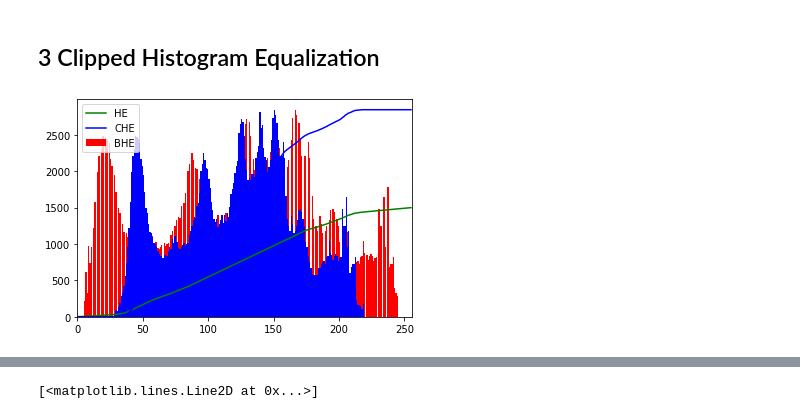
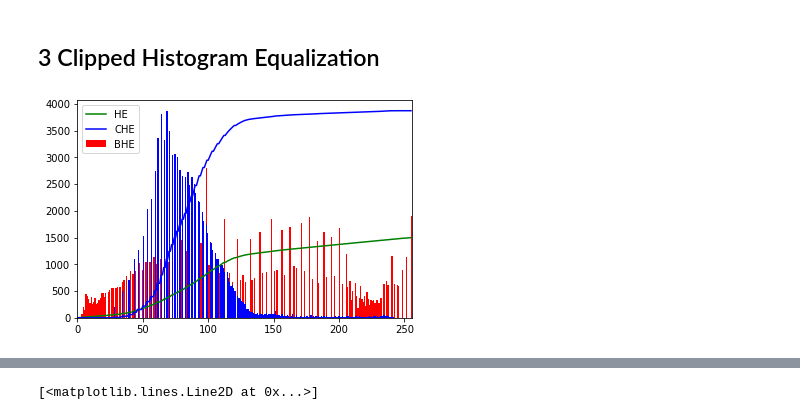
Before and after one commit to JialinKang/endoscope_PyQt5, a Jupyter notebook: tutorial/Histogram Equalization Techniques in Image Enhancement.ipynb, the cells around one changed output, grey strips where cells are left out. Saved outputs shown, nothing was run; the diff lists cells and outputs as text; code cells hidden in the pictures.

```diff
--- a/tutorial/Histogram Equalization Techniques in Image Enhancement.ipynb
+++ b/tutorial/Histogram Equalization Techniques in Image Enhancement.ipynb
@@ -231,24 +231,24 @@ def clip_histogram(hist, clip_limit):
 
     return hist
 # %%
-img = cv2.imread('./images/lenna.bmp', 0) # Using 0 to read image in grayscale mode
+img = cv2.imread('./images/endo.png', 0) # Using 0 to read image in grayscale mode
 hist, bins = np.histogram(img.flatten(), 256, [0, 256])
 
 cdf = hist.cumsum()
 cdf_normalized = cdf * hist.max() / cdf.max()
 
 hists = clip_histogram(hist, 1500)
 hists_CHE = np.array(hists)
 
 cdf_CHE = hists_CHE.cumsum()
 cdf_normalized_CHE = cdf_CHE * hists_CHE.max() / cdf_CHE.max()
 
 plt.plot(cdf_normalized_CHE, color='g')
 plt.plot(cdf_normalized, color='b')
 plt.hist(img2.flatten(), 256, [0,256], color='r')
 plt.hist(img.flatten(), 256, [0,256], color='b')
 plt.xlim([0,256])
 plt.legend(('HE', 'CHE', 'BHE'), loc='upper left')
 plt.show()
 # %% [output]
-[figure, old version]
+[figure, new version]
```
Also changed, not shown: parts of 3 cells of this notebook, 15 other files.
